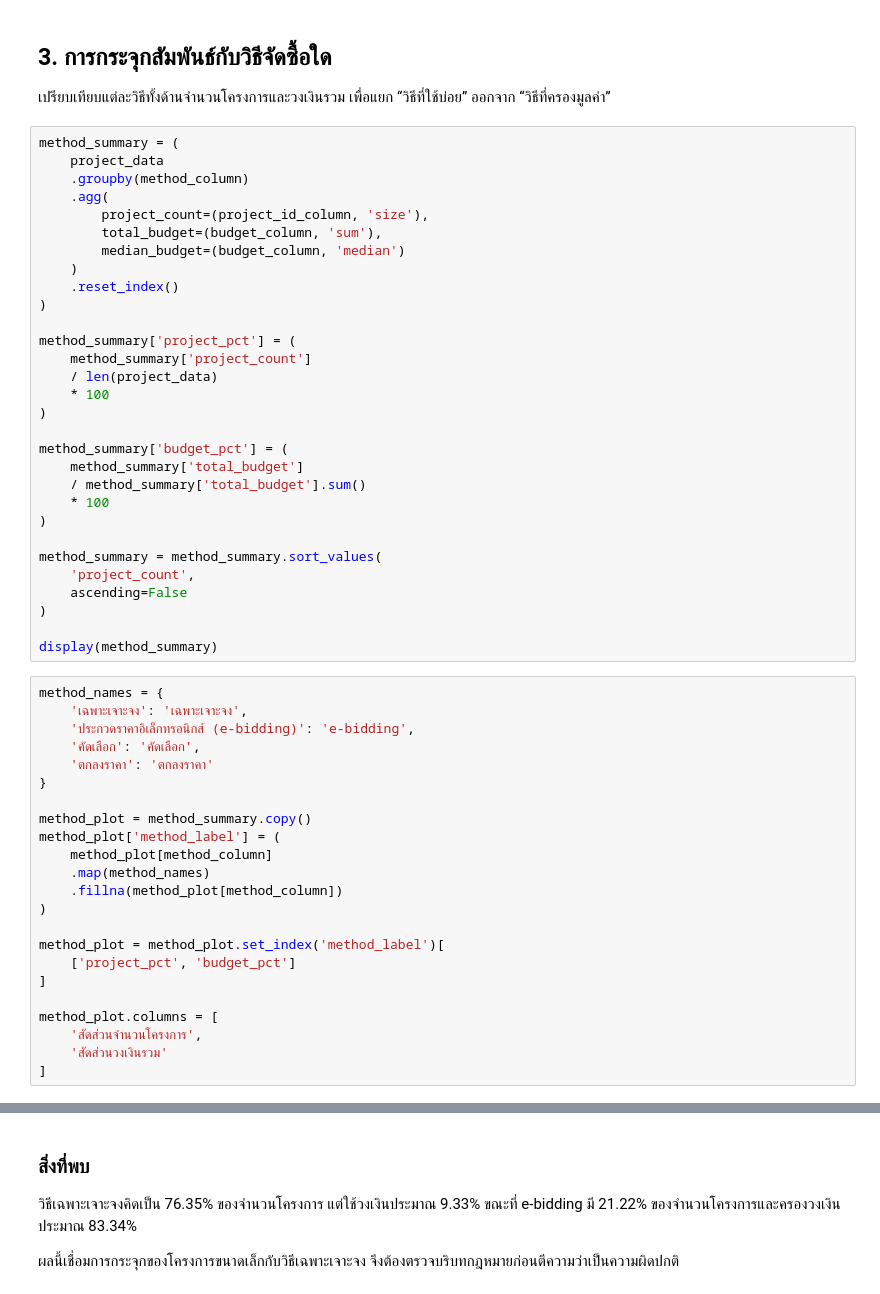
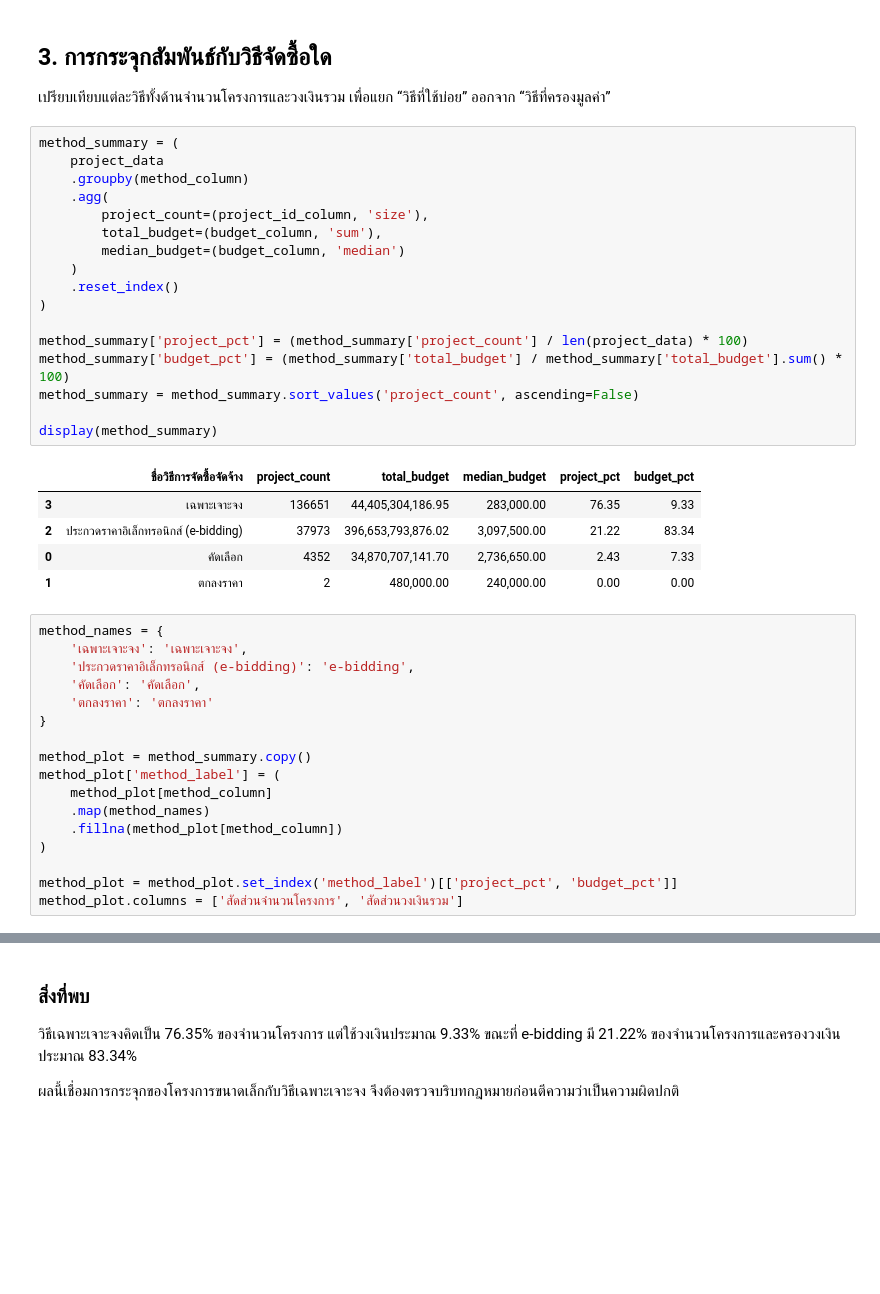
Before and after one commit to mdanmek/nida-dads-notes, a Jupyter notebook: dads5001-data-tools/project/eda/03_construction_eda_2569.ipynb, the cells around one changed output, grey strips where cells are left out. Cells and saved outputs as stored; diff of their text form; blank space fills up the shorter version.

```diff
--- a/dads5001-data-tools/project/eda/03_construction_eda_2569.ipynb
+++ b/dads5001-data-tools/project/eda/03_construction_eda_2569.ipynb
@@ -267,33 +307,26 @@ print(f'Saved: {svg_path}')
 # %%
 method_summary = (
     project_data
     .groupby(method_column)
     .agg(
         project_count=(project_id_column, 'size'),
         total_budget=(budget_column, 'sum'),
         median_budget=(budget_column, 'median')
     )
     .reset_index()
 )
 
-method_summary['project_pct'] = (
-    method_summary['project_count']
-    / len(project_data)
-    * 100
-)
-
-method_summary['budget_pct'] = (
-    method_summary['total_budget']
-    / method_summary['total_budget'].sum()
-    * 100
-)
-
-method_summary = method_summary.sort_values(
-    'project_count',
-    ascending=False
-)
+method_summary['project_pct'] = (method_summary['project_count'] / len(project_data) * 100)
+method_summary['budget_pct'] = (method_summary['total_budget'] / method_summary['total_budget'].sum() * 100)
+method_summary = method_summary.sort_values('project_count', ascending=False)
 
 display(method_summary)
+# %% [output]
+|  | ชื่อวิธีการจัดซื้อจัดจ้าง | project_count | total_budget | median_budget | project_pct | budget_pct |
+| 3 | เฉพาะเจาะจง | 136651 | 44,405,304,186.95 | 283,000.00 | 76.35 | 9.33 |
+| 2 | ประกวดราคาอิเล็กทรอนิกส์ (e-bidding) | 37973 | 396,653,793,876.02 | 3,097,500.00 | 21.22 | 83.34 |
+| 0 | คัดเลือก | 4352 | 34,870,707,141.70 | 2,736,650.00 | 2.43 | 7.33 |
+| 1 | ตกลงราคา | 2 | 480,000.00 | 240,000.00 | 0.00 | 0.00 |
 # %%
 method_names = {
     'เฉพาะเจาะจง': 'เฉพาะเจาะจง',
@@ -309,14 +342,8 @@ method_plot['method_label'] = (
     .fillna(method_plot[method_column])
 )
 
-method_plot = method_plot.set_index('method_label')[
-    ['project_pct', 'budget_pct']
-]
-
-method_plot.columns = [
-    'สัดส่วนจำนวนโครงการ',
-    'สัดส่วนวงเงินรวม'
-]
+method_plot = method_plot.set_index('method_label')[['project_pct', 'budget_pct']]
+method_plot.columns = ['สัดส่วนจำนวนโครงการ', 'สัดส่วนวงเงินรวม']
 # %%
 ax = method_plot.plot.barh(
     figsize=(11, 5.5),
```
Also changed, not shown: parts of 20 cells of this notebook.
